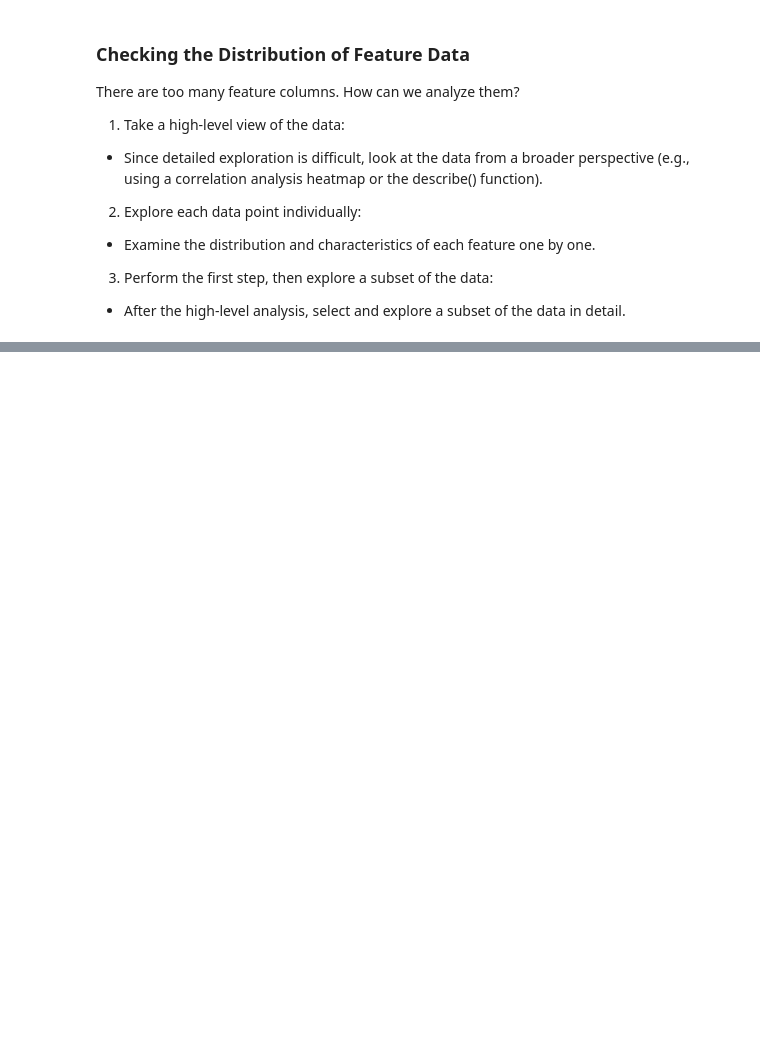
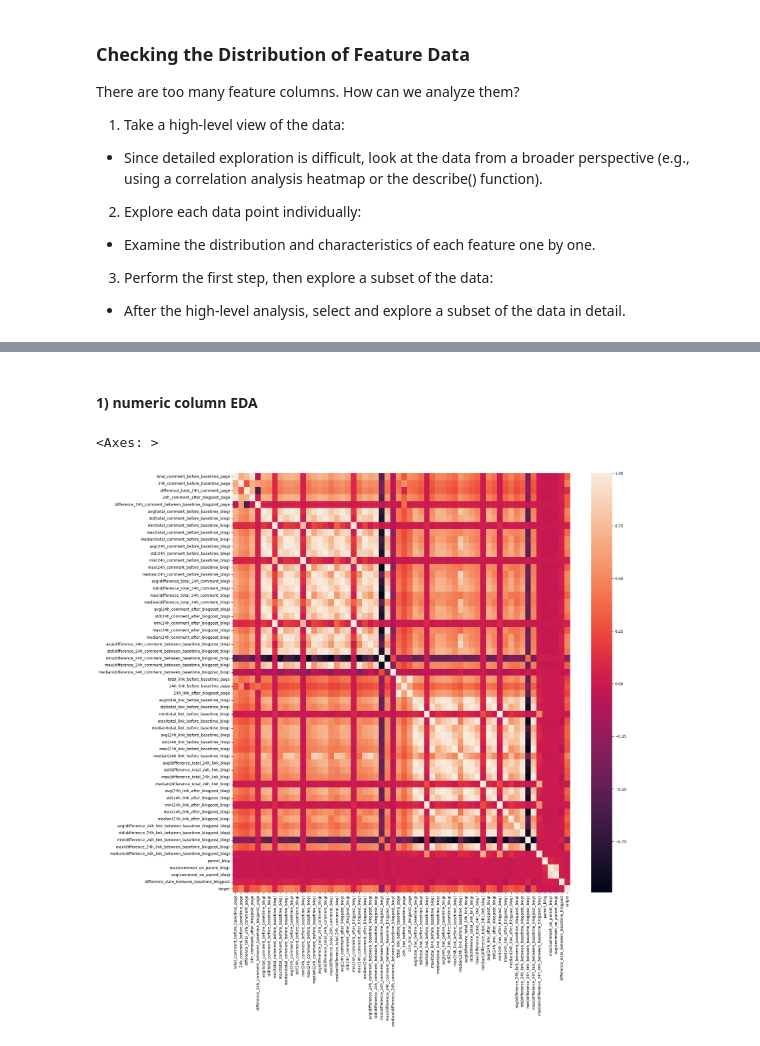
Before and after one commit to chulwonchae/2024-Summer-ML-Projects, a Jupyter notebook: 2. Blog_comment_predict.ipynb, the cells around one changed output, grey strips where cells are left out. Saved outputs shown, nothing was run; the diff lists cells and outputs as text; code cells hidden in the pictures; blank space fills up the shorter version.

```diff
--- a/2. Blog_comment_predict.ipynb
+++ b/2. Blog_comment_predict.ipynb
@@ -469,0 +490,25 @@ There are too many feature columns. How can we analyze them?
+# %%
+df_train = df_train.drop(["min(difference_total_24h_comment_blog)","min(difference_total_24h_link_blog)","min(24h_link_before_basetime_blog)","min(comment_on_parent_blog)"],axis=1)
+df_test = df_test.drop(["min(difference_total_24h_comment_blog)","min(difference_total_24h_link_blog)","min(24h_link_before_basetime_blog)","min(comment_on_parent_blog)"],axis=1)
+# %%
+numeric_column_list.remove("min(difference_total_24h_comment_blog)")
+numeric_column_list.remove("min(difference_total_24h_link_blog)")
+numeric_column_list.remove("min(24h_link_before_basetime_blog)")
+numeric_column_list.remove("min(comment_on_parent_blog)")
+# %% [markdown]
+#### 1) numeric column EDA
+# %%
+# Correlation Analysis
+# Check the correlation among independent variables:
+
+# The target value is not affected by the date difference between the parent blog data and blog post basetime.
+# The target value is not influenced by the 'min' value.
+# The target value is influenced by numeric_column_list[1:4], but not by difference_total_24h_comment_page. This indicates that past comment counts have a greater impact on the target variable than the differences.
+# In summary, if there were many comments or links in the past, the probability of having many in the future increases.
+
+df_corr = df_train.loc[:,numeric_column_list].corr() #only numberical columns
+plt.figure(figsize=(20,20))
+sns.heatmap(df_corr)
+# %% [output]
+<Axes: >
+[figure, added]
```
Also changed, not shown: parts of 72 cells of this notebook.
